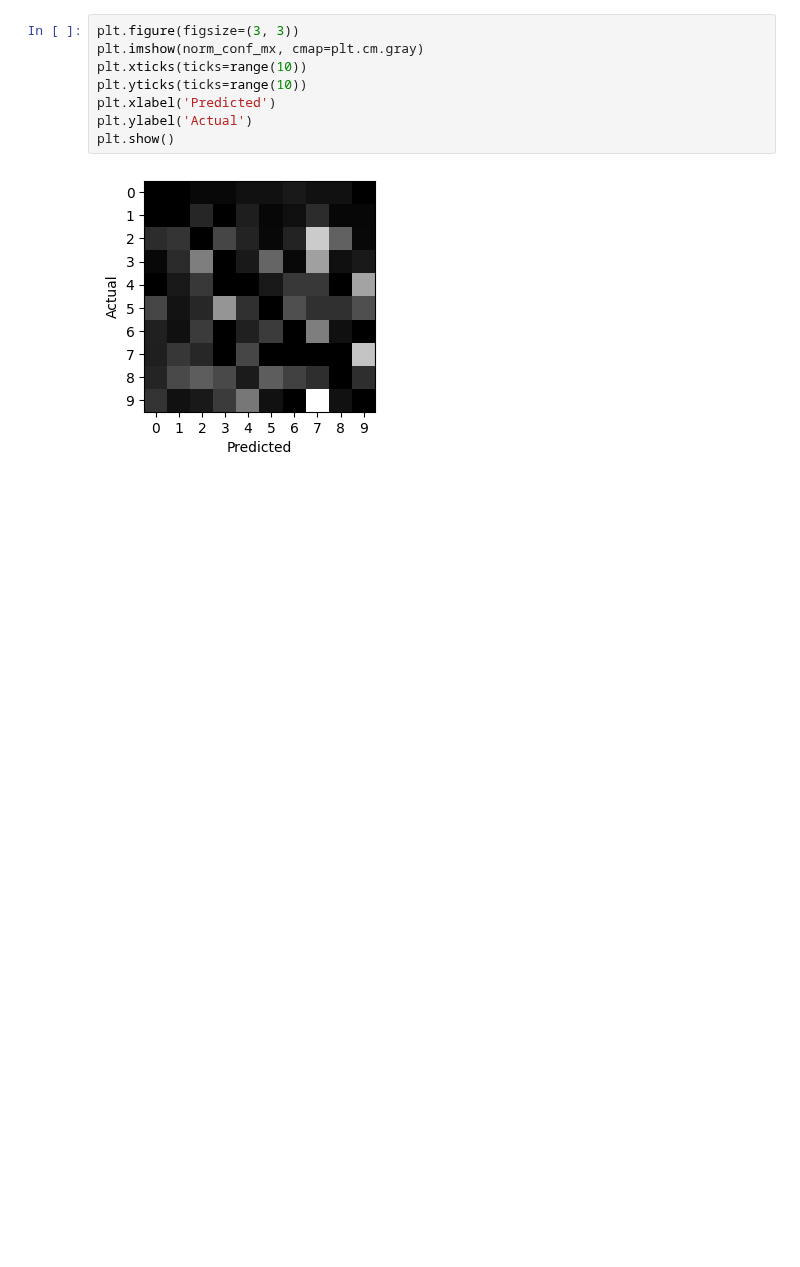
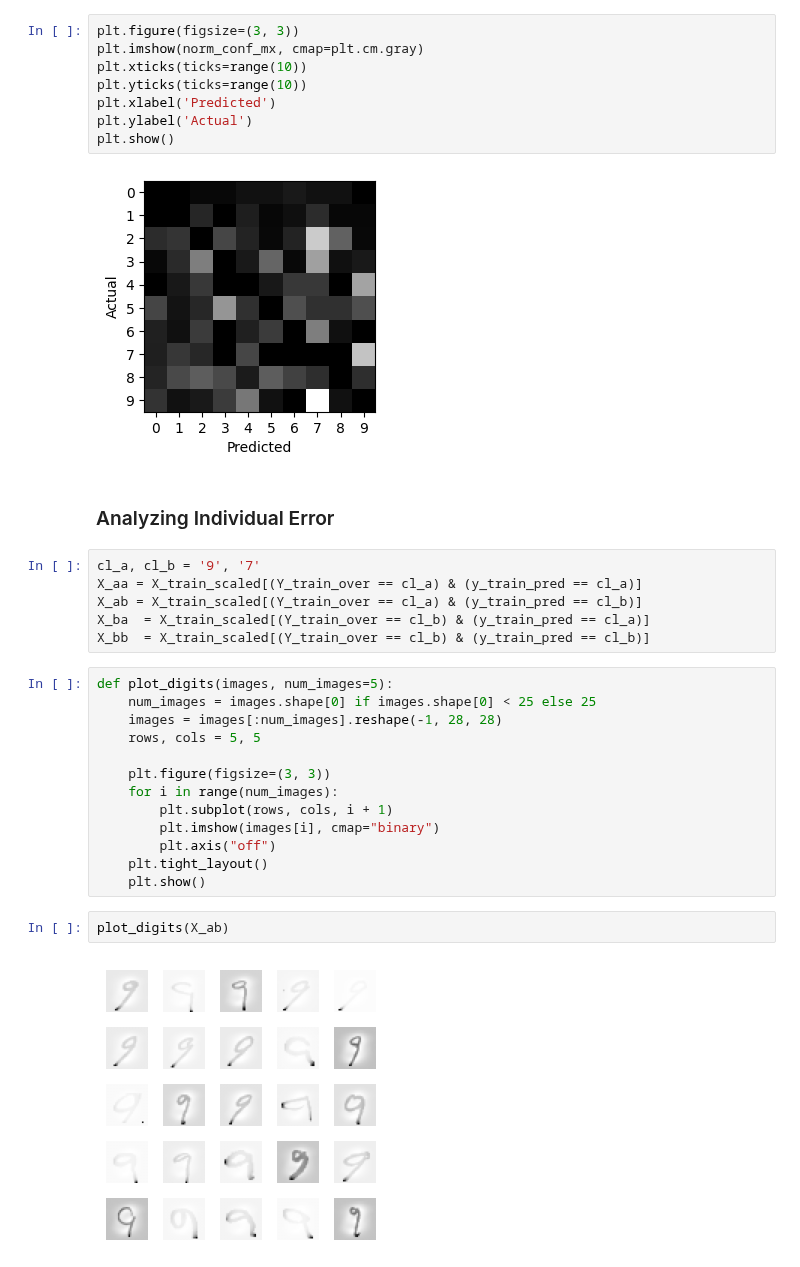
Before and after one commit to KumudithaSilva/Sklearn-ML, a Jupyter notebook: ML_Classification/minest.ipynb, the cells around one changed output. Cells and saved outputs as stored; diff of their text form; blank space fills up the shorter version.

Commit message:
Analyzing Individual Errors

```diff
--- a/ML_Classification/minest.ipynb
+++ b/ML_Classification/minest.ipynb
@@ -500,3 +500,28 @@ plt.ylabel('Actual')
 plt.show()
 # %% [output]
 [figure]
+# %% [markdown]
+### Analyzing Individual Error
+# %%
+cl_a, cl_b = '9', '7'
+X_aa = X_train_scaled[(Y_train_over == cl_a) & (y_train_pred == cl_a)]
+X_ab = X_train_scaled[(Y_train_over == cl_a) & (y_train_pred == cl_b)]
+X_ba  = X_train_scaled[(Y_train_over == cl_b) & (y_train_pred == cl_a)]
+X_bb  = X_train_scaled[(Y_train_over == cl_b) & (y_train_pred == cl_b)]
+# %%
+def plot_digits(images, num_images=5):
+    num_images = images.shape[0] if images.shape[0] < 25 else 25
+    images = images[:num_images].reshape(-1, 28, 28)
+    rows, cols = 5, 5
+
+    plt.figure(figsize=(3, 3))
+    for i in range(num_images):
+        plt.subplot(rows, cols, i + 1)
+        plt.imshow(images[i], cmap="binary")
+        plt.axis("off")
+    plt.tight_layout()
+    plt.show()
+# %%
+plot_digits(X_ab)
+# %% [output]
+[figure, added]
```
Also changed, not shown: parts of 4 cells of this notebook.
